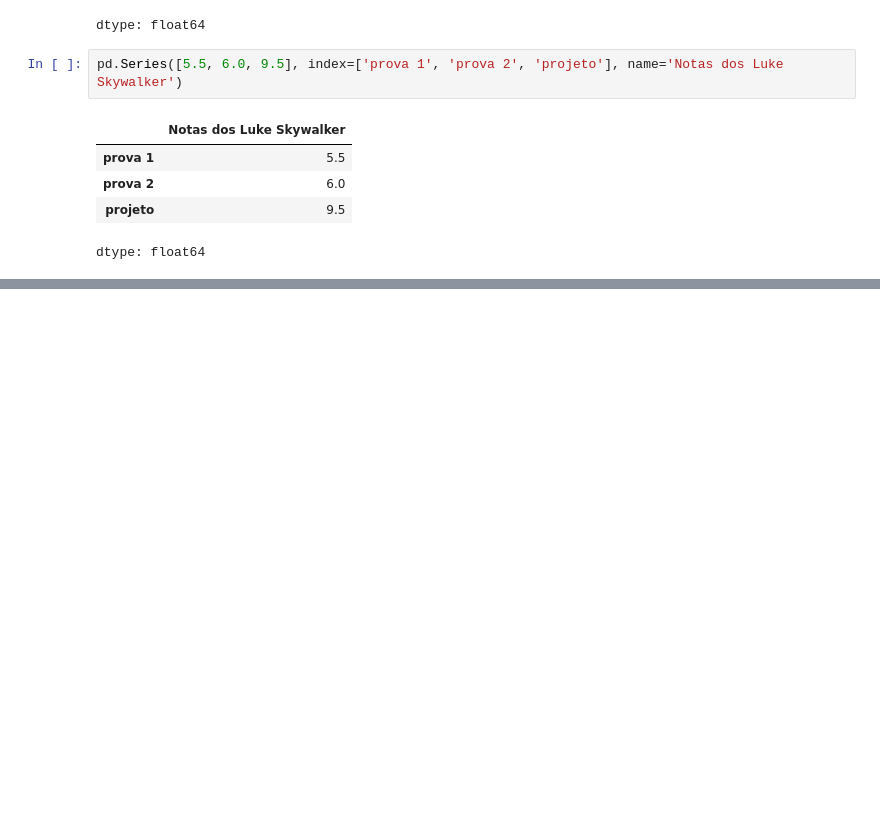
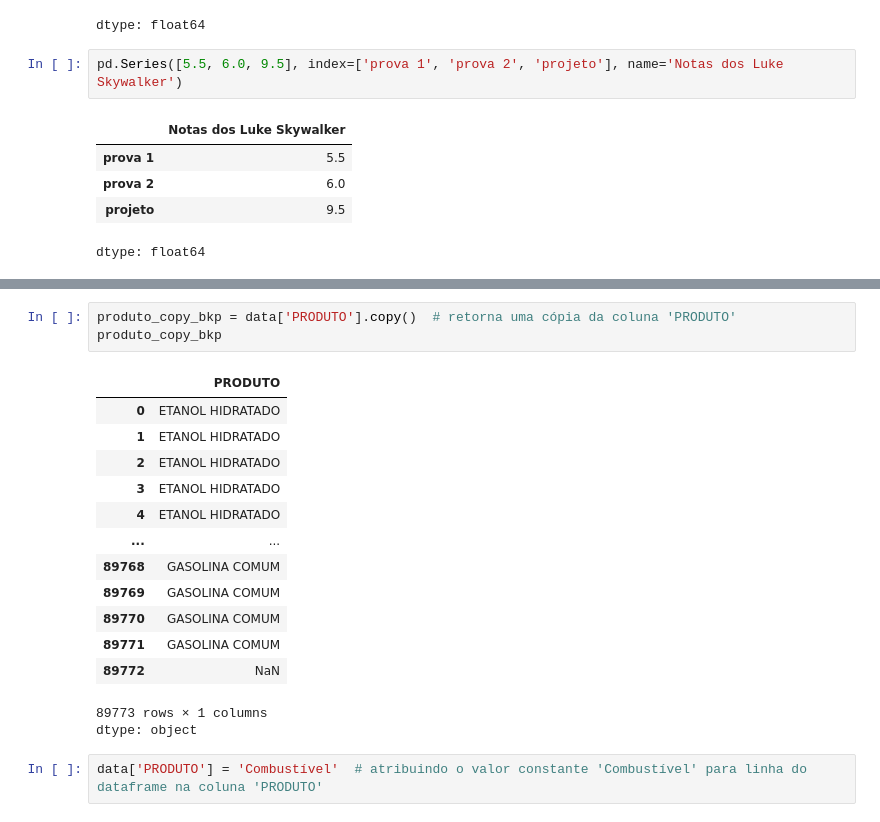
Before and after one commit to Guilherme0202PM/TreinamentoDados, a Jupyter notebook: Semana04/Section02/Pandas.ipynb, the cells around one changed output, grey strips where cells are left out. Drawn from its saved outputs; the diff is of its cells as text; blank space fills up the shorter version.

```diff
--- a/Semana04/Section02/Pandas.ipynb
+++ b/Semana04/Section02/Pandas.ipynb
@@ -261,0 +294,20 @@ dtype: float64
+# %%
+produto_copy_bkp = data['PRODUTO'].copy()  # retorna uma cópia da coluna 'PRODUTO'
+produto_copy_bkp
+# %% [output]
+|  | PRODUTO |
+| 0 | ETANOL HIDRATADO |
+| 1 | ETANOL HIDRATADO |
+| 2 | ETANOL HIDRATADO |
+| 3 | ETANOL HIDRATADO |
+| 4 | ETANOL HIDRATADO |
+| ... | ... |
+| 89768 | GASOLINA COMUM |
+| 89769 | GASOLINA COMUM |
+| 89770 | GASOLINA COMUM |
+| 89771 | GASOLINA COMUM |
+| 89772 | NaN |
+89773 rows × 1 columns
+dtype: object
+# %%
+data['PRODUTO'] = 'Combustível'  # atribuindo o valor constante 'Combustível' para linha do dataframe na coluna 'PRODUTO'
```
Also changed, not shown: parts of 7 cells of this notebook.
